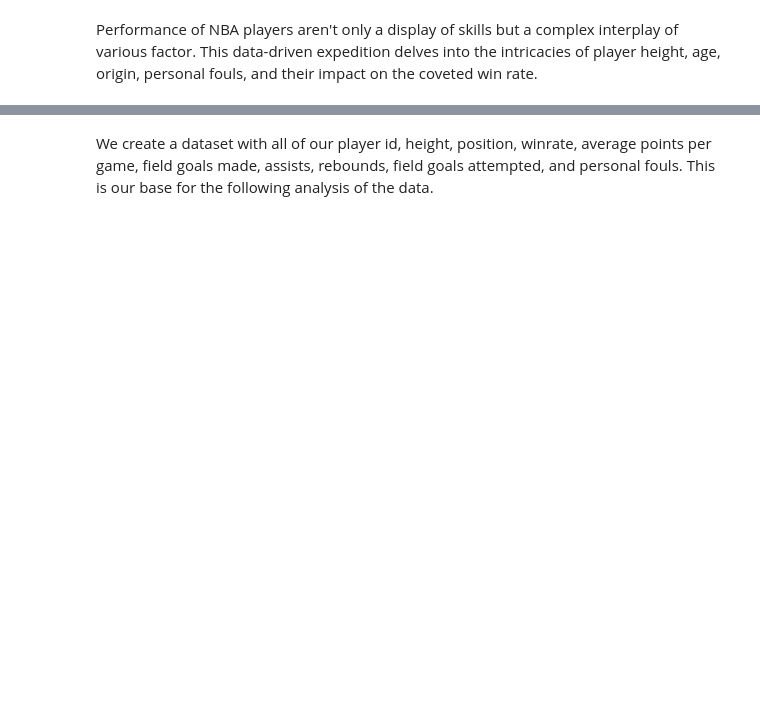
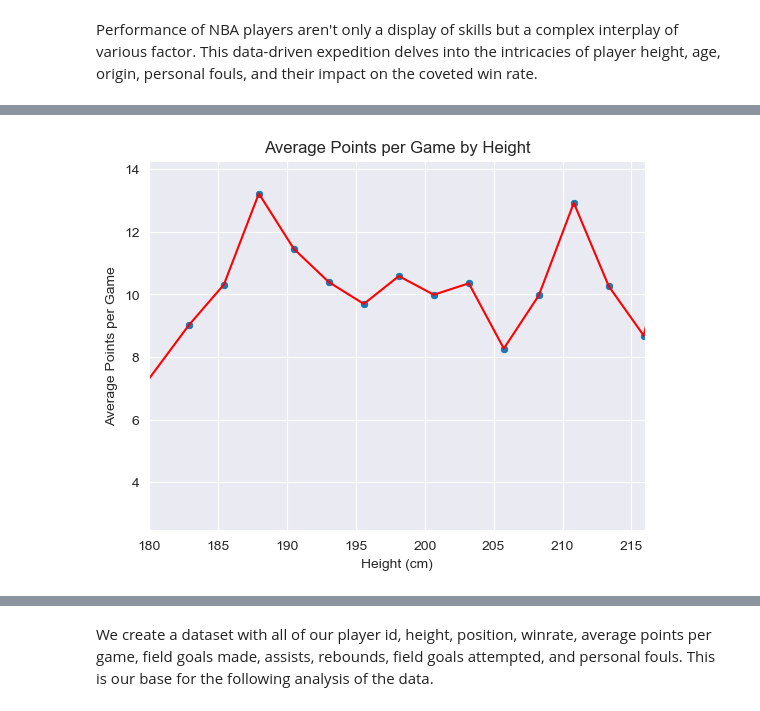
Before and after one commit to AudranTourneur/Projet-Python-NBA, a Jupyter notebook: analysis/Data_Report.ipynb, the cells around one changed output, grey strips where cells are left out. Cells and saved outputs as stored; diff of their text form; code cells hidden in the pictures; blank space fills up the shorter version.

```diff
--- a/analysis/Data_Report.ipynb
+++ b/analysis/Data_Report.ipynb
@@ -22,0 +73,12 @@ merged = create_players_dataset()
+# %%
+points_by_height = merged.groupby('HEIGHT')['AvgPointsPerGame'].mean()
+
+sns.scatterplot(x=points_by_height.index, y=points_by_height.values)
+plt.plot(points_by_height.index, points_by_height.values, color='red')
+plt.xlim(180, 216)
+plt.title('Average Points per Game by Height')
+plt.xlabel('Height (cm)')
+plt.ylabel('Average Points per Game')
+plt.show()
+# %% [output]
+[figure, added]
```
Also changed, not shown: parts of 15 cells of this notebook.
